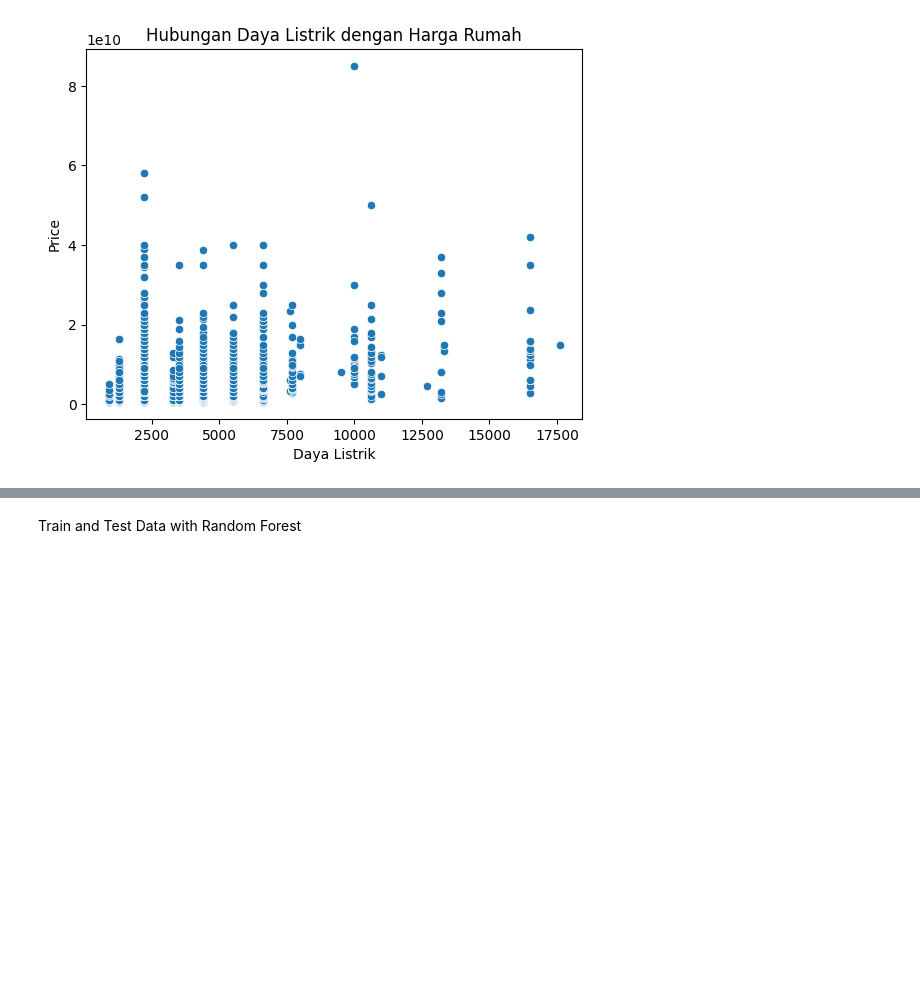
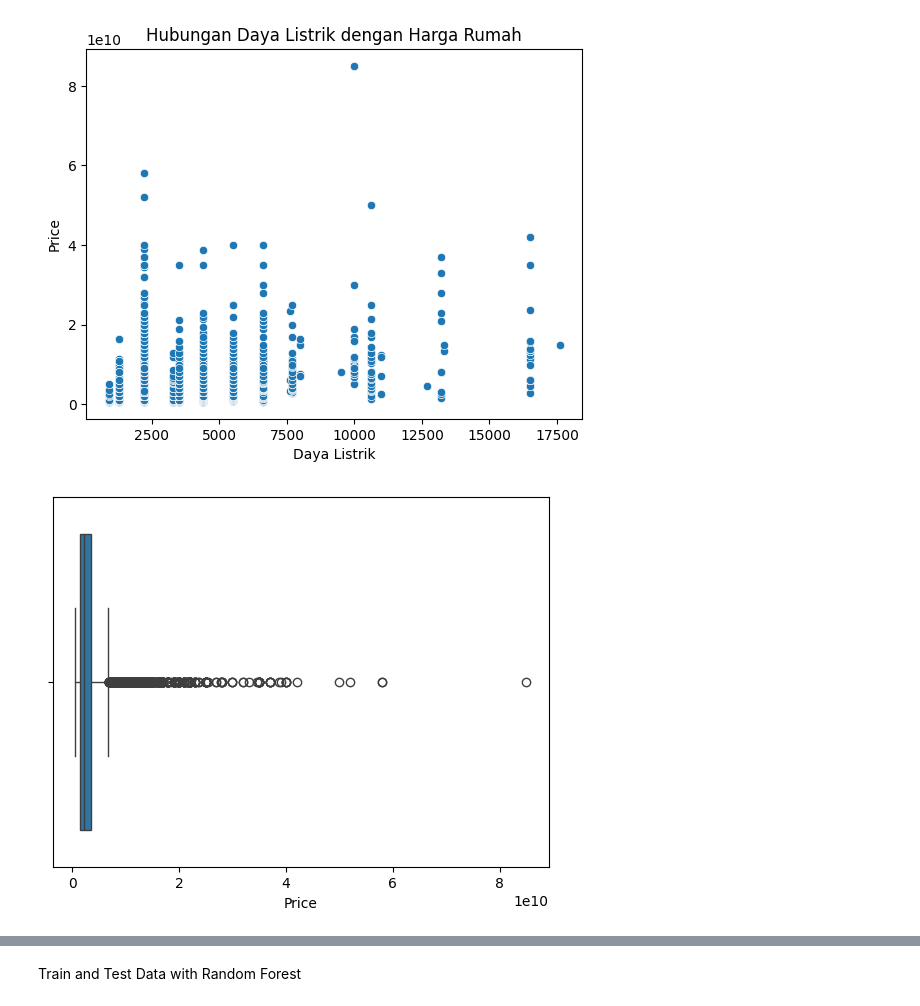
Before and after one commit to Rizal-Nurochman/HousePricePrediction, a Jupyter notebook: Notebook/surabaya_house_price_prediction.ipynb, the cells around one changed output, grey strips where cells are left out. Drawn from its saved outputs; the diff is of its cells as text; code cells hidden in the pictures; blank space fills up the shorter version.

```diff
--- a/Notebook/surabaya_house_price_prediction.ipynb
+++ b/Notebook/surabaya_house_price_prediction.ipynb
@@ -346,3 +347,8 @@ plt.title('Hubungan Daya Listrik dengan Harga Rumah')
 plt.show()
 # %% [output]
 [figure]
+# %%
+sns.boxplot(data=surabaya_house_data, x = 'Price')
+plt.show()
+# %% [output]
+[figure, added]
```
Also changed, not shown: parts of 11 cells of this notebook.
